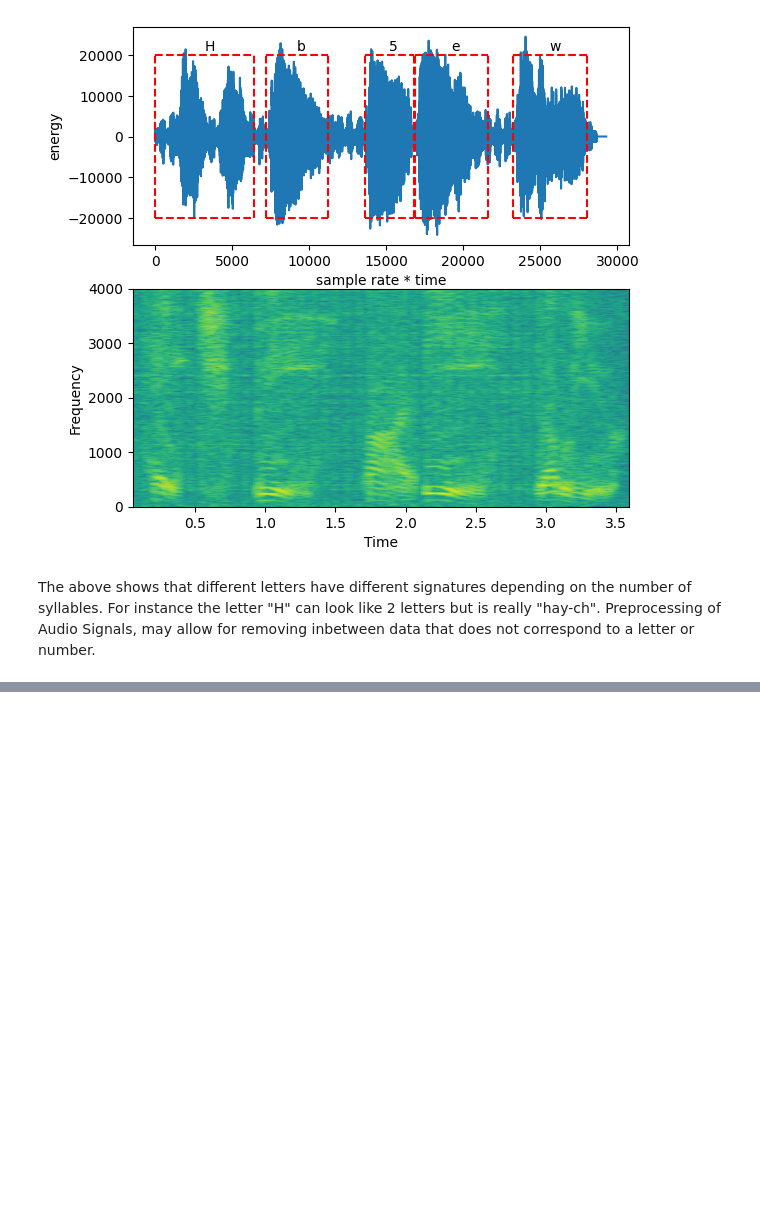
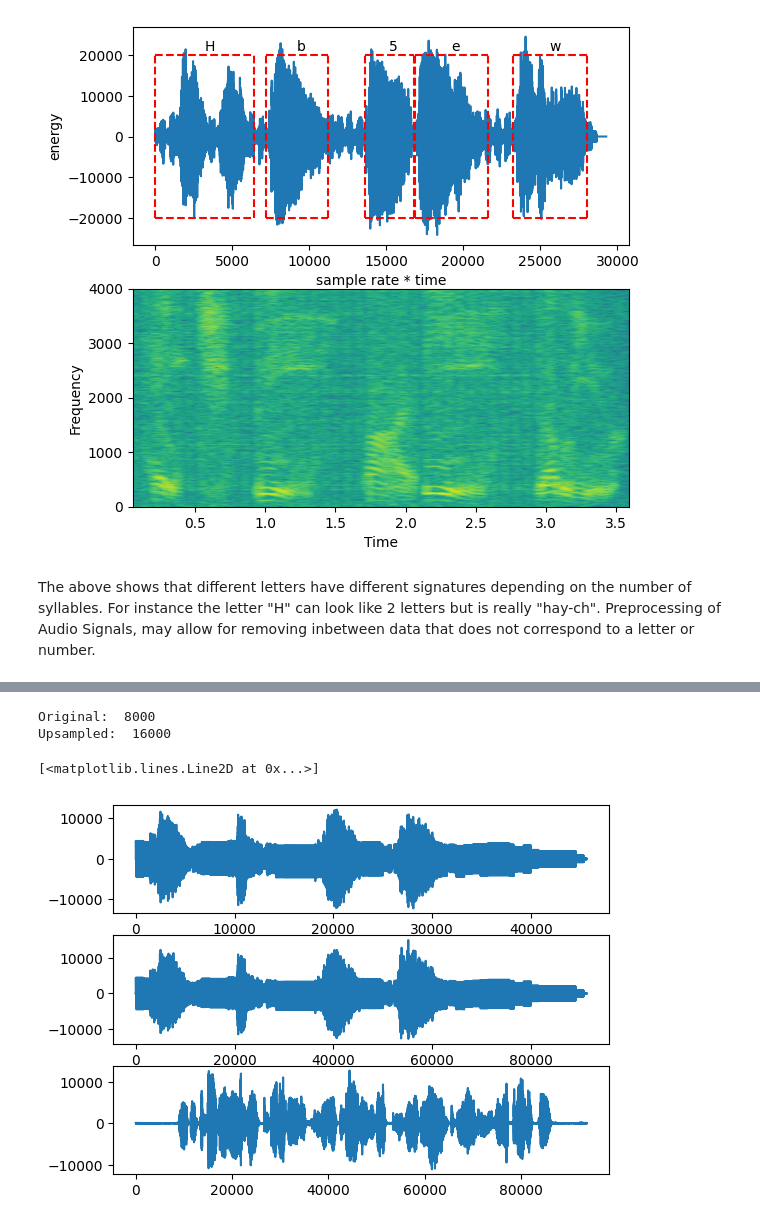
Before and after one commit to Hardhat-Enterprises/breaking-captcha, a Jupyter notebook: Teams_T2_2022/Audio_CAPTCHA/r-and-d/transformers.ipynb, the cells around one changed output, grey strips where cells are left out. Saved outputs shown, nothing was run; the diff lists cells and outputs as text; code cells hidden in the pictures; blank space fills up the shorter version.

```diff
--- a/Teams_T2_2022/Audio_CAPTCHA/r-and-d/transformers.ipynb
+++ b/Teams_T2_2022/Audio_CAPTCHA/r-and-d/transformers.ipynb
@@ -84,0 +126,36 @@ Preprocessing of Audio Signals, may allow for removing inbetween data that does
+# %%
+import matplotlib.pyplot as plt
+from pydub import AudioSegment
+import numpy as np
+
+# Wrap array extractor in funciton
+def download_audio(file):
+    audio = AudioSegment.from_file(file)
+    samples = audio.get_array_of_samples()
+    sample_rate = audio.frame_rate
+    duration = audio.duration_seconds
+
+    return np.array(samples, dtype=float), sample_rate, duration
+
+test_captcha, sample_rate, _ = download_audio('../data/botdetect/t6uj.wav')
+# test_captcha, sample_rate, _ = download_audio('../data/botdetect/hb5ew.wav')
+clean, _, _ = download_audio('../data/custom/testing.wav')
+# test_captcha, sample_rate, _ = download_audio('../data/custom/hello.m4a')
+# test_captcha, sample_rate, _ = download_audio('../data/recaptcha/audio_test.mp3')
+test_captcha_upsampled, sample_rate_upsampled, _ = download_audio('../data/botdetect/t6uj_upsampled.wav')
+
+print('Original: ', sample_rate)
+print('Upsampled: ', sample_rate_upsampled)
+# Visualise
+plt.figure(1)
+plot_a = plt.subplot(311)
+plot_a.plot(test_captcha)
+plot_b = plt.subplot(312)
+plot_b.plot(test_captcha_upsampled)
+plot_c = plt.subplot(313)
+plot_c.plot(clean)
+# %% [output]
+Original:  8000
+Upsampled:  16000
+[<matplotlib.lines.Line2D at 0x...>]
+[figure, added]
```
Also changed, not shown: parts of 24 cells of this notebook, 5 other files.
